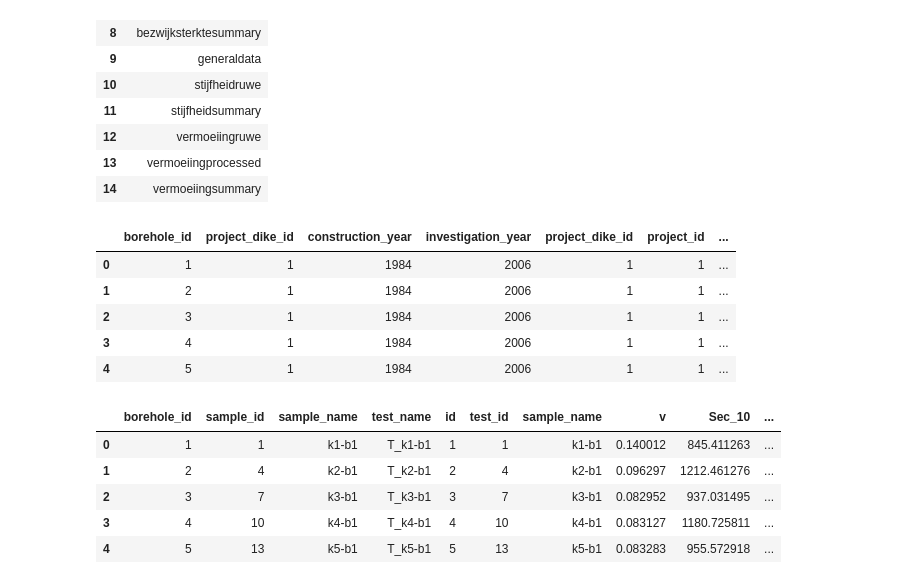
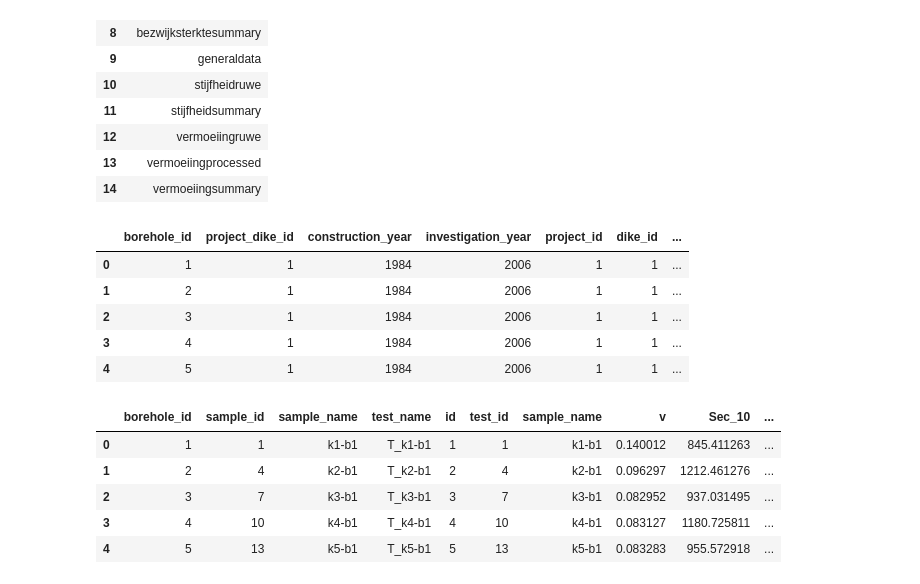
Before and after one commit to amavrits/asphalt-db, a Jupyter notebook: results/ExploratoryAnalysis.ipynb, the cells around one changed output. Saved outputs shown, nothing was run; the diff lists cells and outputs as text; code cells hidden in the pictures.

```diff
--- a/results/ExploratoryAnalysis.ipynb
+++ b/results/ExploratoryAnalysis.ipynb
@@ -40,32 +40,31 @@ pd.read_sql("SELECT name FROM sqlite_master WHERE type='table';", conn)
 # %%
 
 query = """
 SELECT
     b.id AS borehole_id,
     b.project_dijk_id AS project_dike_id,
     b.aanlegjaar AS construction_year,
     b.onderzoeksjaar AS investigation_year,
-    pd.id AS project_dike_id,
     pd.project_id AS project_id,
     pd.dijk_id AS dike_id,
     p.project_name AS project_name,
     d.dike_name AS dike_name,
     d.waterboard as waterboard
 FROM Borehole b
 JOIN ProjectDijk pd ON b.project_dijk_id = pd.id
 JOIN Project p ON pd.project_id = p.id
 JOIN DIJK d ON pd.dijk_id = d.id
 """
 
 
 # Read into a pandas DataFrame
 dikes_and_projects = pd.read_sql(query, conn)
 dikes_and_projects['age_at_investigation'] = dikes_and_projects['investigation_year'] - dikes_and_projects['construction_year']
 
 dikes_and_projects.head()
 # dikes_and_projects.columns
 # %% [output]
-|  | borehole_id | project_dike_id | construction_year | investigation_year | project_dike_id | project_id | ... |
+|  | borehole_id | project_dike_id | construction_year | investigation_year | project_id | dike_id | ... |
 | 0 | 1 | 1 | 1984 | 2006 | 1 | 1 | ... |
 | 1 | 2 | 1 | 1984 | 2006 | 1 | 1 | ... |
 | 2 | 3 | 1 | 1984 | 2006 | 1 | 1 | ... |
```
Also changed, not shown: parts of 25 cells of this notebook.
